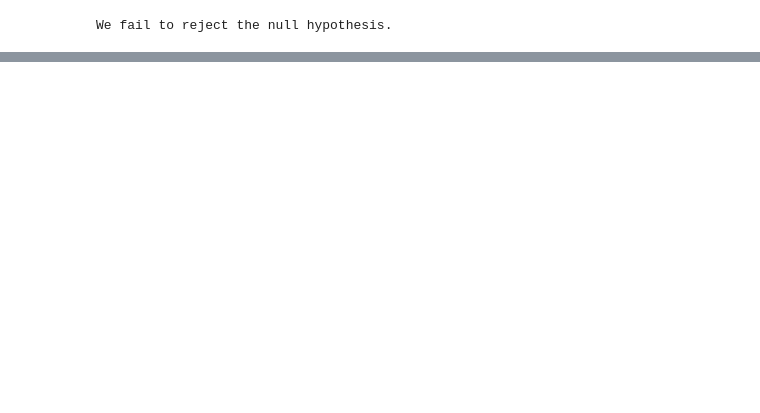
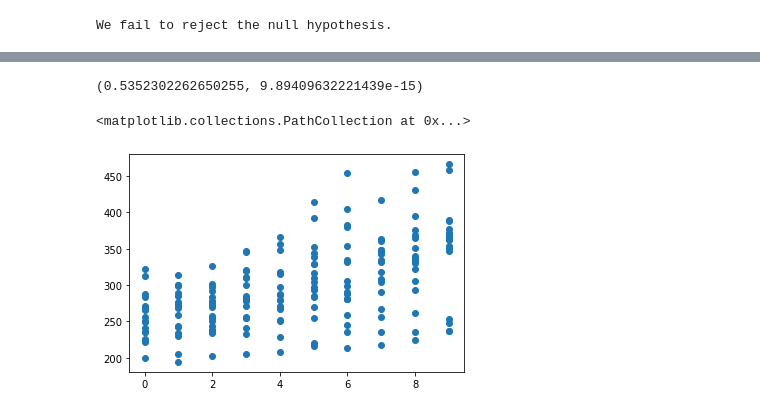
Before and after one commit to dashbringhurst/statistics-exercises, a Jupyter notebook: hypothesis_testing.ipynb, the cells around one changed output, grey strips where cells are left out. Cells and saved outputs as stored; diff of their text form; code cells hidden in the pictures; blank space fills up the shorter version.

```diff
--- a/hypothesis_testing.ipynb
+++ b/hypothesis_testing.ipynb
@@ -252,0 +447,2 @@ We fail to reject the null hypothesis.
+# %%
+sleep = data('sleepstudy')
@@ -252,0 +458,14 @@ We fail to reject the null hypothesis.
+# %%
+x = sleep.Days
+y = sleep.Reaction
+
+r, p = stats.pearsonr(x,y)
+# %%
+r, p
+# %% [output]
+(0.5352302262650255, 9.89409632221439e-15)
+# %%
+plt.scatter(x,y)
+# %% [output]
+<matplotlib.collections.PathCollection at 0x...>
+[figure, added]
```
Also changed, not shown: parts of 37 cells of this notebook.
